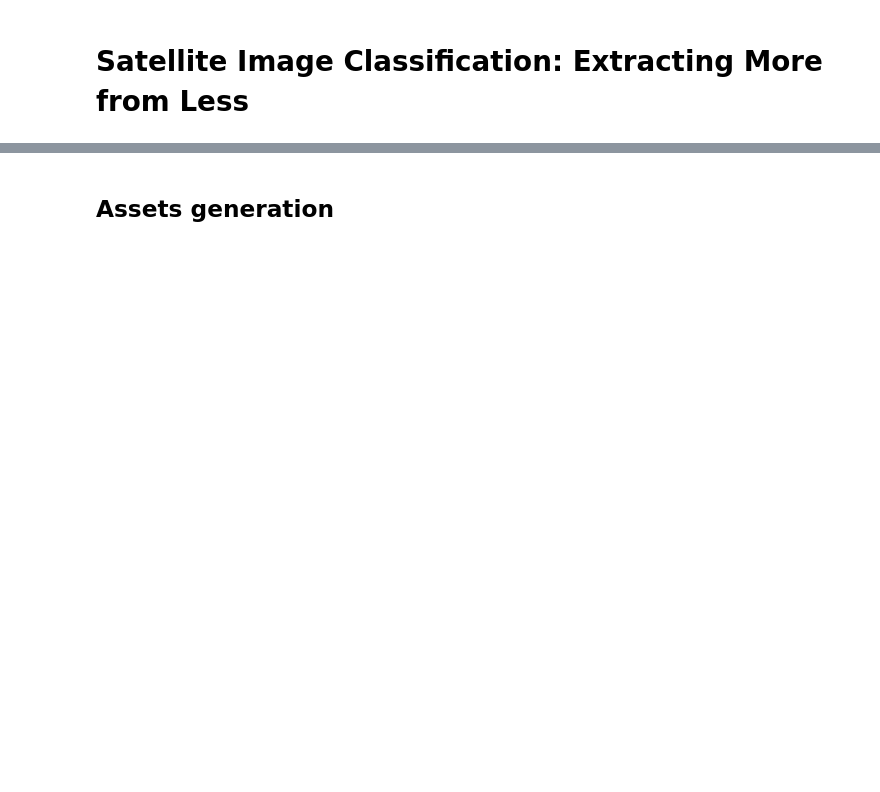
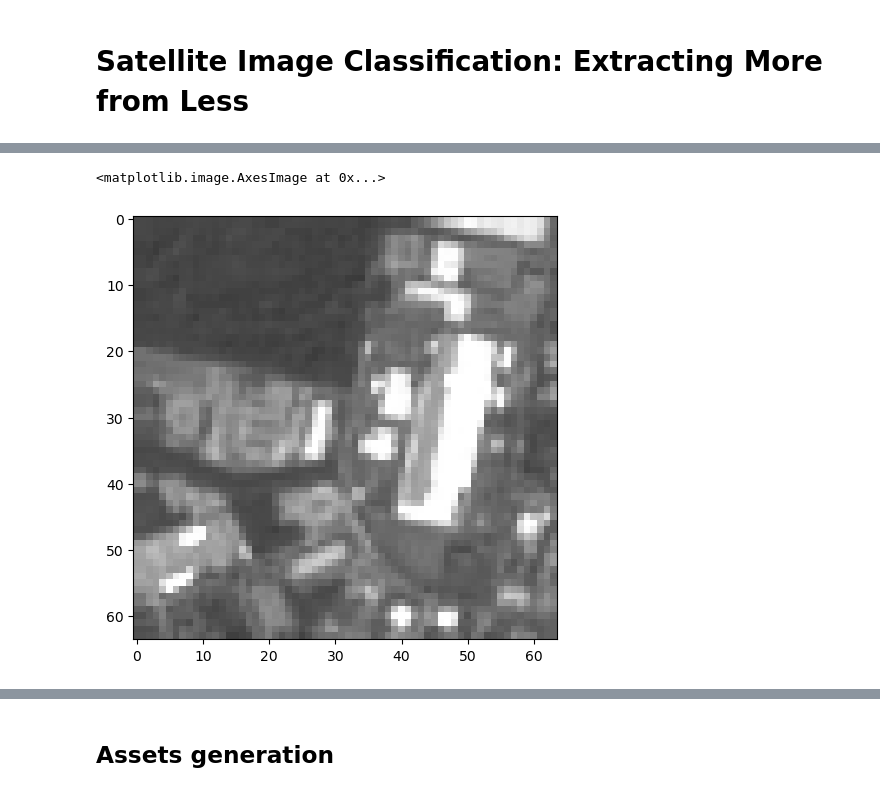
Before and after one commit to josep-audenis/eurosat-extracting-more-from-less, a Jupyter notebook: low_quality_image_classification.ipynb, the cells around one changed output, grey strips where cells are left out. Cells and saved outputs as stored; diff of their text form; code cells hidden in the pictures; blank space fills up the shorter version.

```diff
--- a/low_quality_image_classification.ipynb
+++ b/low_quality_image_classification.ipynb
@@ -16,0 +30,6 @@ labels = os.listdir(base_path)
+# %%
+im_gray = rgb2gray(im)
+imshow(im_gray)
+# %% [output]
+<matplotlib.image.AxesImage at 0x...>
+[figure, added]
```
Also changed, not shown: parts of 20 cells of this notebook, 2 other files.
